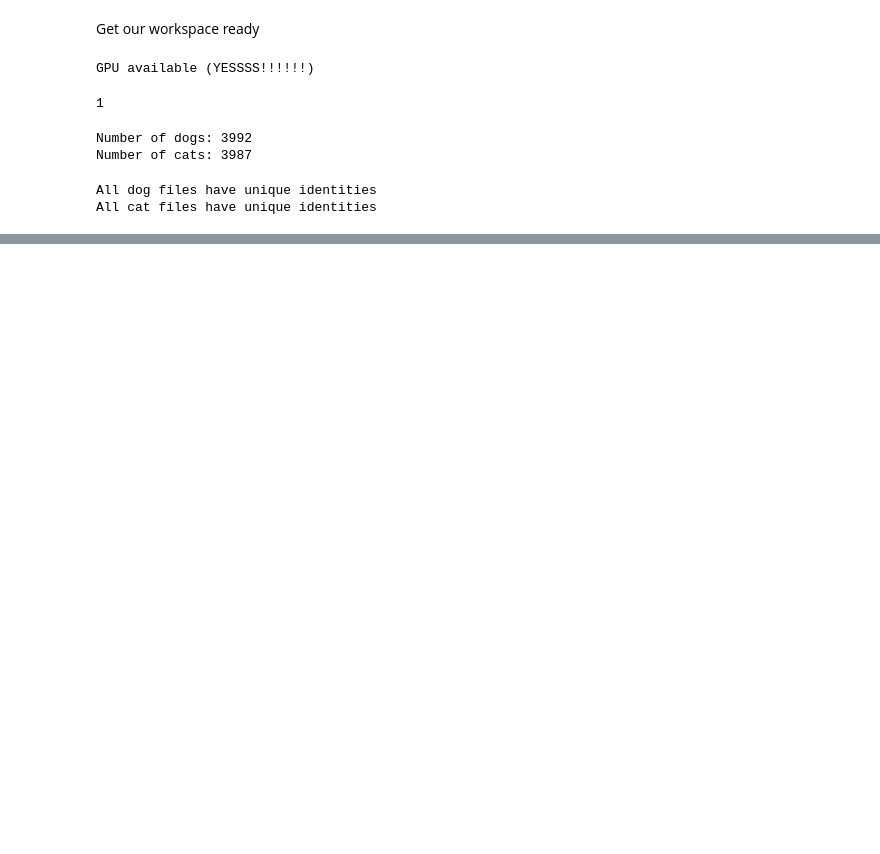
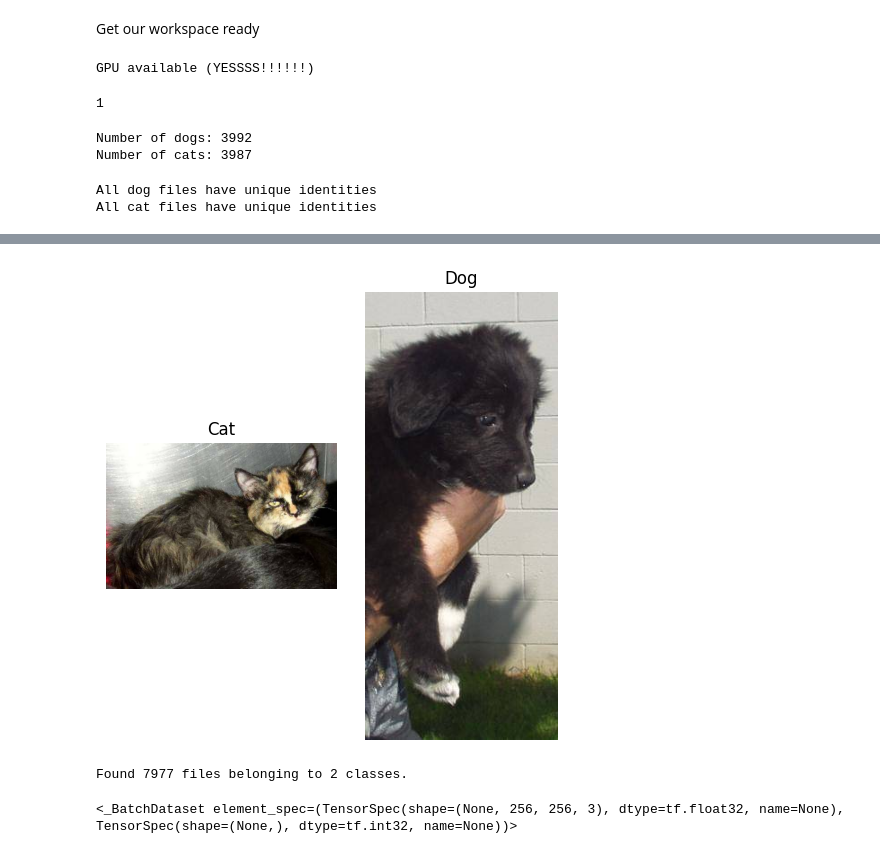
Before and after one commit to Francisroyce/Data-Science-ProjectPortfolio, a Jupyter notebook: dog_and_cat_vision.ipynb, the cells around one changed output, grey strips where cells are left out. Saved outputs shown, nothing was run; the diff lists cells and outputs as text; code cells hidden in the pictures; blank space fills up the shorter version.

```diff
--- a/dog_and_cat_vision.ipynb
+++ b/dog_and_cat_vision.ipynb
@@ -48,0 +136,38 @@ All cat files have unique identities
+# %%
+import cv2
+import matplotlib.pyplot as plt
+
+# Read the images
+img = cv2.imread(os.path.join('/content/drive/MyDrive/cat and dog vision/training_set/training_set/cats/cat.642.jpg'))
+img2 = cv2.imread(os.path.join('/content/drive/MyDrive/cat and dog vision/training_set/training_set/dogs/dog.2478.jpg'))
+
+# Convert BGR to RGB
+img_rgb = cv2.cvtColor(img, cv2.COLOR_BGR2RGB)
+img2_rgb = cv2.cvtColor(img2, cv2.COLOR_BGR2RGB)
+
+# Create subplots and display the images
+fig, axes = plt.subplots(1, 2, figsize=(5, 5))
+axes[0].imshow(img_rgb)
+axes[0].set_title("Cat")
+axes[1].imshow(img2_rgb)
+axes[1].set_title("Dog")
+
+# Remove axis labels
+for ax in axes:
+    ax.axis('off')
+
+# Adjust spacing between subplots
+plt.tight_layout()
+
+# Display the plot
+plt.show()
+# %% [output]
+[figure, added]
+# %%
+data = tf.keras.utils.image_dataset_from_directory('/content/drive/MyDrive/cat and dog vision/training_set/training_set')
+# %% [output]
+Found 7977 files belonging to 2 classes.
+# %%
+data
+# %% [output]
+<_BatchDataset element_spec=(TensorSpec(shape=(None, 256, 256, 3), dtype=tf.float32, name=None), TensorSpec(shape=(None,), dtype=tf.int32, name=None))>
```
Also changed, not shown: parts of 22 cells of this notebook.
